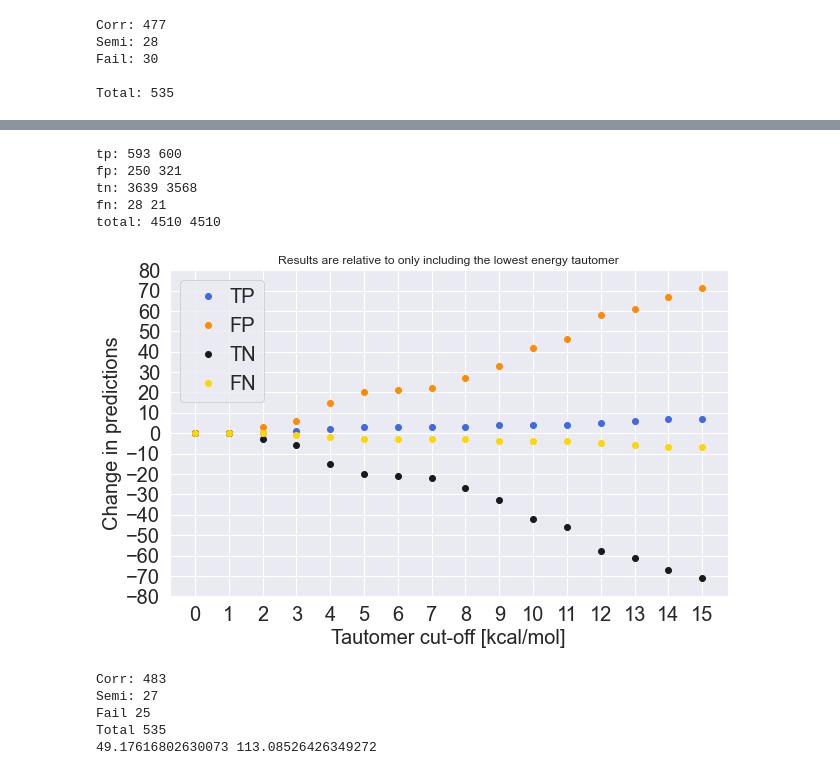
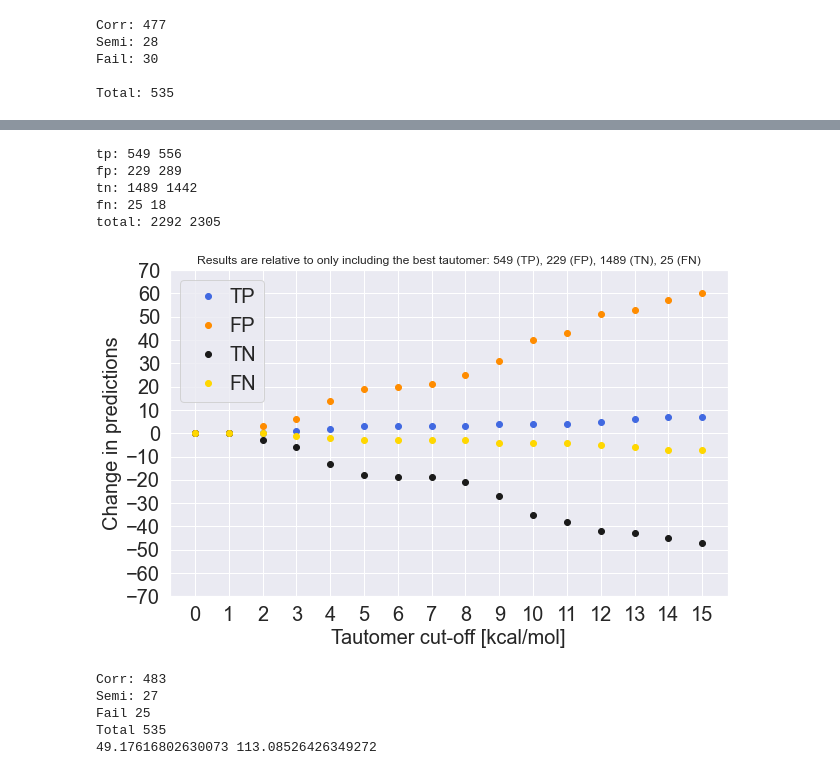
Before and after one commit to jensengroup/SI_RegioSQM20, a Jupyter notebook: AnalyseTools/analyse_output.ipynb, the cells around one changed output, grey strips where cells are left out. Cells and saved outputs as stored; diff of their text form; code cells hidden in the pictures.

```diff
--- a/AnalyseTools/analyse_output.ipynb
+++ b/AnalyseTools/analyse_output.ipynb
@@ -440,30 +462,49 @@ for taut_cutoff in taut_cutoffs:
 
     for index, row in df.iterrows():
 
-        E_min = min(row.taut_energies)
-        rel_energies = np.array(row.taut_energies) - E_min
+        input_smiles = row.input_smiles
+        input_mol = Chem.MolFromSmiles(input_smiles)
+
+        taut_smiles = np.array(row.taut_smiles)
+        taut_mols = [Chem.MolFromSmiles(smi) for smi in taut_smiles]
+        taut_mols = get_atoms_in_order(input_mol, taut_mols)
 
         pred_corr = np.array(row.pred_corr)
         pred_semi = np.array(row.pred_semi)
-        measured = copy.deepcopy(row.measured)
+        measured = np.array(row.measured)
 
-        within_cutoff = np.where( rel_energies <= taut_cutoff )[0]
-        pred_corr = np.unique(reduce(operator.concat, pred_corr[within_cutoff].tolist())).tolist()
-        pred_semi = np.unique(reduce(operator.concat, pred_semi[within_cutoff].tolist())).tolist()
+        # Find tautomers below cutoff
+        E_min = min(row.taut_energies)
+        rel_energies = np.array(row.taut_energies) - E_min
+        tauts_within_cutoff = np.where( rel_energies <= taut_cutoff )[0]
 
-        #predicted = pred_corr
-        predicted = pred_semi
+        # Locate unique EAS sites for all tautomers
+        eas_sites_list = []
+        for taut_idx in tauts_within_cutoff:
+            tmol = taut_mols[taut_idx]
+            eas_sites = np.sort(locate_sites(tmol)) # locate all EAS sites
+            eas_sites = remove_identical_atoms(tmol, eas_sites) # include only unique sites
+            eas_sites_list.extend(eas_sites)
 
-        for pred in predicted:
-            if pred in measured:
+        # Get predictions for tautomers below cutoff
+        pred_corr = np.unique(reduce(operator.concat, pred_corr[tauts_within_cutoff].tolist())).tolist()
+        pred_semi = np.unique(reduce(operator.concat, pred_semi[tauts_within_cutoff].tolist())).tolist()
+
+        #predicted = pred_corr #only include "Corr" predictions
+        predicted = pred_semi #only include "Semi" predictions
+
+        # Confusion Matrix Analysis for unique atoms
+        eas_sites = np.unique(eas_sites_list)
+        for atom_site in eas_sites:
+            if atom_site not in predicted and atom_site not in measured:
+                tn += 1
+            elif atom_site not in predicted and atom_site in measured:
+                fn += 1
+            elif atom_site in predicted and atom_site in measured:
                 tp += 1
-                measured.remove(pred)
-            else:
+            elif atom_site in predicted and atom_site not in measured:
                 fp += 1
 
-        fn += len(measured)
-
-    tn = 4510 - fp - fn - tp
     tp_count.append(tp)
     fp_count.append(fp)
     tn_count.append(tn)
@@ -476,31 +517,31 @@ print('tn:', tn_count[0], tn_count[-1])
 print('fn:', fn_count[0], fn_count[-1])
 print('total:', total_count[0], total_count[-1])
 # %% [output]
-tp: 593 600
-fp: 250 321
-tn: 3639 3568
-fn: 28 21
-total: 4510 4510
+tp: 549 556
+fp: 229 289
+tn: 1489 1442
+fn: 25 18
+total: 2292 2305
 # %%
 plt.plot(taut_cutoffs, np.array(tp_count)-tp_count[0], 'o', color="royalblue", label='TP')
 plt.plot(taut_cutoffs, np.array(fp_count)-fp_count[0], 'o', color="darkorange", label='FP')
 plt.plot(taut_cutoffs, np.array(tn_count)-tn_count[0], 'o', color="k", label='TN')
 plt.plot(taut_cutoffs, np.array(fn_count)-fn_count[0], 'o', color="gold", label='FN')
 
 plt.legend({'TP': "royalblue", 'FP': "darkorange", 'TN': "k", 'FN': "gold"}, fontsize=20, loc=2, handletextpad=0.1)
 
 plt.xlabel('Tautomer cut-off [kcal/mol]', fontsize=20)
 plt.xticks(taut_cutoffs, fontsize=20)
 
 plt.ylabel('Change in predictions', fontsize=20)
-plt.yticks(np.arange(-80,81,10), fontsize=20)
+plt.yticks(np.arange(-70,71,10), fontsize=20)
 
-plt.title('Results are relative to only including the lowest energy tautomer', fontsize=12)
+plt.title(f'Results are relative to only including the best tautomer: {tp_count[0]} (TP), {fp_count[0]} (FP), {tn_count[0]} (TN), {fn_count[0]} (FN)', fontsize=12)
 
-#plt.savefig('taut_cutoff_confusion_semi.pdf', format='pdf')
+plt.savefig('taut_cutoff_confusion_semi.pdf', format='pdf')
 plt.show()
 # %% [output]
-[figure, old version]
+[figure, new version]
 # %%
 #HISTOGRAM OF PROTON AFFINITIES - RegioSQM20
 
```
Also changed, not shown: parts of 3 cells of this notebook, 2 other files.
